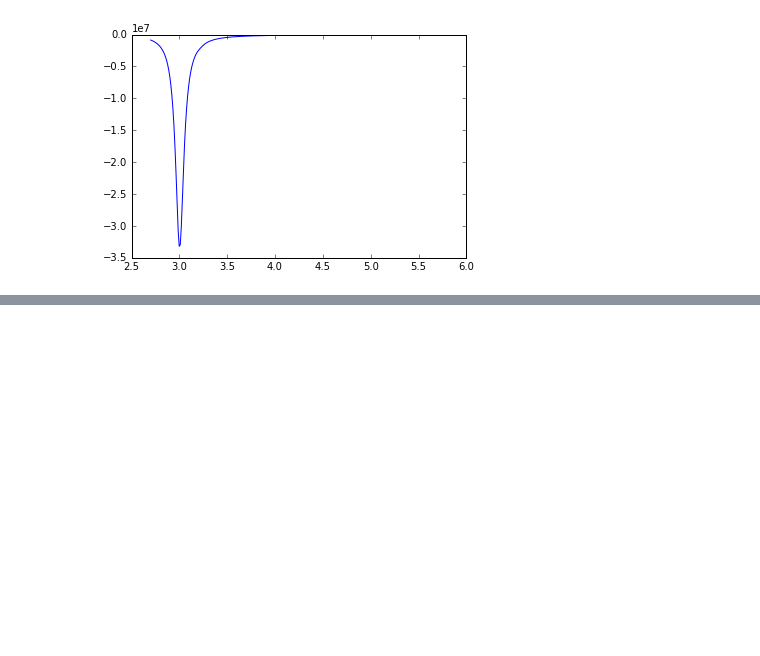
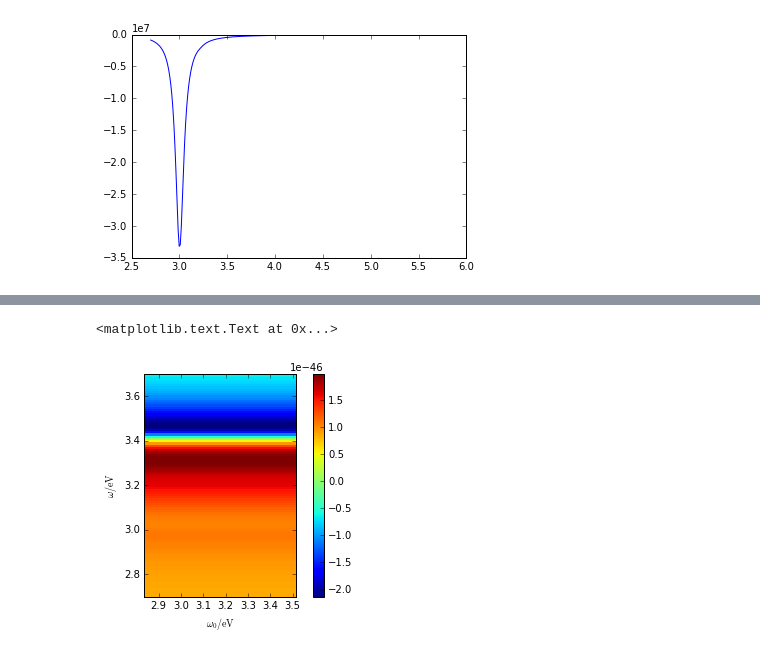
Before and after one commit to texnokrates/qpms-ipynotebooks, a Jupyter notebook: Scattering-Taylor.ipynb, the cells around one changed output, grey strips where cells are left out. Cells and saved outputs as stored; diff of their text form; code cells hidden in the pictures; blank space fills up the shorter version.

```diff
--- a/Scattering-Taylor.ipynb
+++ b/Scattering-Taylor.ipynb
@@ -1718,2 +1071,0 @@ print(my[1],ny[1])
-# %%
-M, N = vswf_yr1(np.array([0.0000001,0,0]),4,J=1)
@@ -1832,0 +1171,11 @@ array([[  1.15165100e-11 +1.18323990e-07j,
+# %%
+%matplotlib inline
+plt.imshow(mKmlist[:,:,0,0].real, extent=(ω_0list.min()*ℏ/eV, ω_0list.max()*ℏ/eV, ωlist.min()*ℏ/eV, ωlist.max()*ℏ/eV),
+           interpolation='nearest', #norm=LogNorm(),
+           origin='lower', cmap=cm.jet)
+plt.colorbar()
+plt.xlabel('$\omega_0/\mathrm{eV}$')
+plt.ylabel('$\omega/\mathrm{eV}$')
+# %% [output]
+<matplotlib.text.Text at 0x...>
+[figure, added]
```
Also changed, not shown: parts of 27 cells of this notebook.
